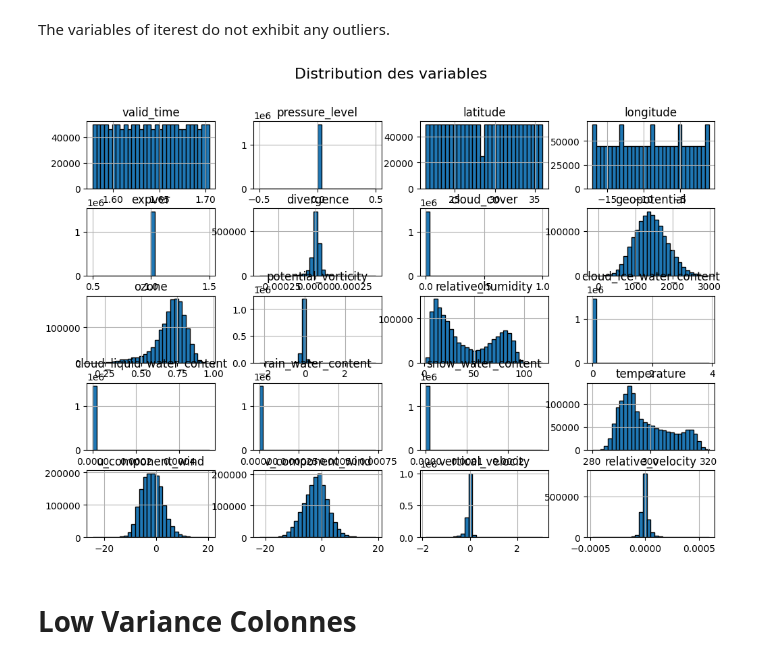
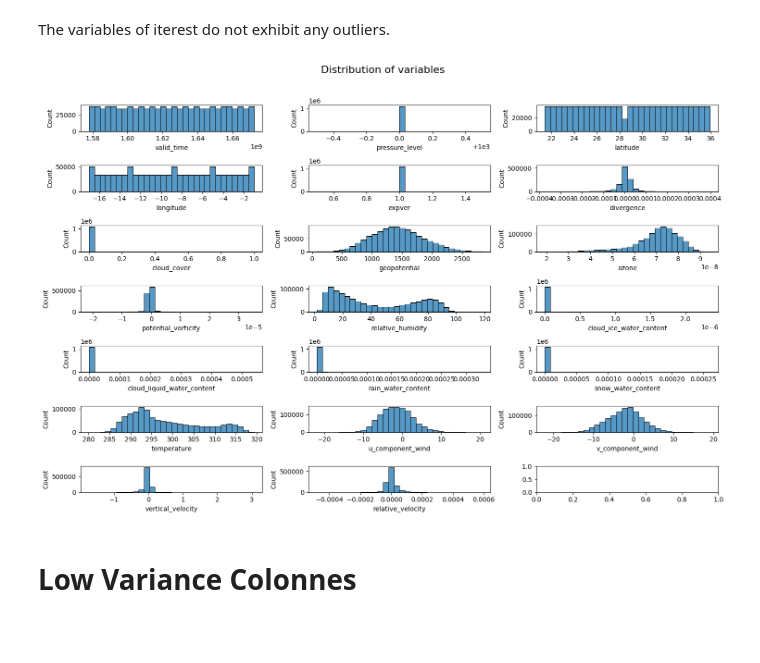
Before and after one commit to zakil-02/Relative_humidity_prediction-DataCamp, a Jupyter notebook: kitName_starting_kit.ipynb, the cells around one changed output. Cells and saved outputs as stored; diff of their text form; code cells hidden in the pictures; blank space fills up the shorter version.

```diff
--- a/kitName_starting_kit.ipynb
+++ b/kitName_starting_kit.ipynb
@@ -168,11 +174,16 @@ plt.show()
 # %% [markdown]
 The variables of iterest do not exhibit any outliers.
-# %%
-train_data.hist(figsize=(12, 8), bins=30, edgecolor='black')
-plt.suptitle("Distribution des variables", fontsize=16)
-plt.show()
-# %% [output]
-[figure, removed]
+# %%
+fig, axes = plt.subplots(nrows=len(train_data.columns)//3 + 1, ncols=3, figsize=(15, 10))
+fig.suptitle("Distribution of variables", fontsize=16)
+
+for i, column in enumerate(train_data.columns):
+    sns.histplot(train_data[column], bins=30, kde=False, ax=axes[i//3, i%3], edgecolor='black')
+
+plt.tight_layout(rect=[0, 0, 1, 0.96])
+plt.show()
+# %% [output]
+[figure, added]
 # %% [markdown]
 # Low Variance Colonnes
 # %%
```
Also changed, not shown: parts of 8 cells of this notebook, 3 other files.
